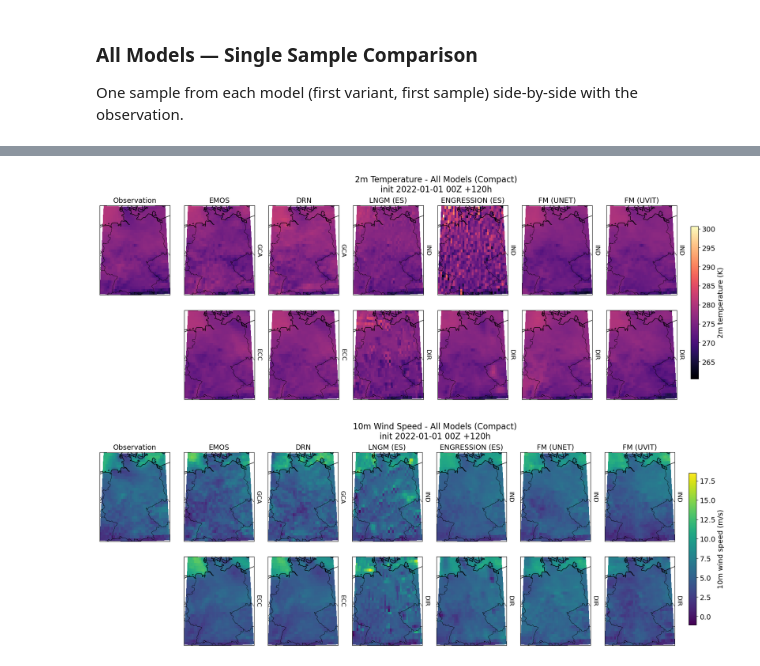
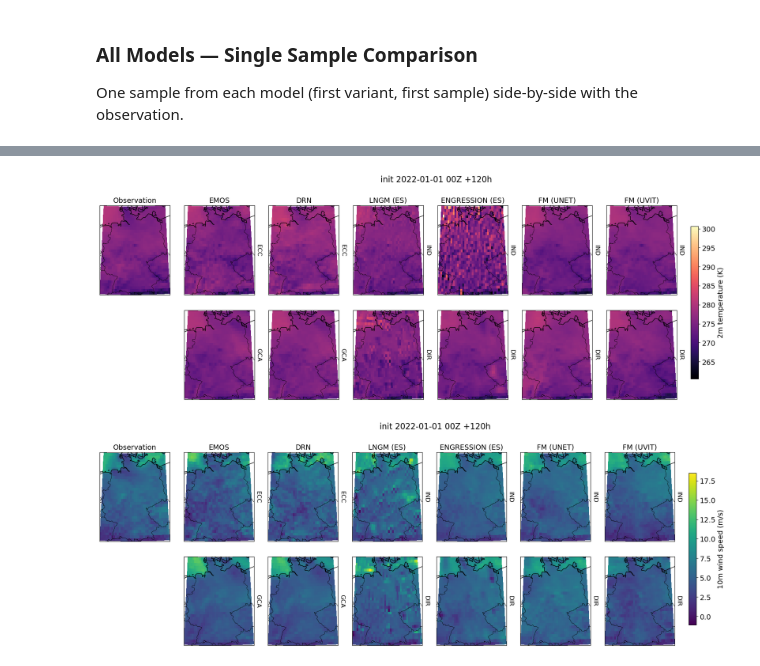
Before and after one commit to m-j-w-f/GenPP, a Jupyter notebook: src/genpp/plots/03plot_samples.ipynb, the cells around one changed output, grey strips where cells are left out. Saved outputs shown, nothing was run; the diff lists cells and outputs as text; code cells hidden in the pictures.

Commit message:
redo sample plots

```diff
--- a/src/genpp/plots/03plot_samples.ipynb
+++ b/src/genpp/plots/03plot_samples.ipynb
@@ -416,7 +416,7 @@ for var in FC_VARS:
     cbar.set_label(cfg["label"], fontsize=14)
 
     fig.suptitle(
-        f"{var} - All Models & Variants\ninit {pd.Timestamp(sel_init):%Y-%m-%d %HZ} +{sel_lead_h}h",
+        f"init {pd.Timestamp(sel_init):%Y-%m-%d %HZ} +{sel_lead_h}h",
         fontsize=16,
         y=0.85,
     )
@@ -436,8 +436,8 @@ for var in FC_VARS:
 # Compact version: fewer columns, IND/DIR rows (GCA/ECC for EMOS/DRN)
 # Each entry: (model_key, display_name, variant_filter, row_labels)
 MODEL_COLUMNS_COMPACT = [
-    ("emos", "EMOS", None, ["GCA", "ECC"]),
-    ("drn", "DRN", None, ["GCA", "ECC"]),
+    ("emos", "EMOS", None, ["ECC", "GCA"]),
+    ("drn", "DRN", None, ["ECC", "GCA"]),
     ("chen", "LNGM (ES)", "es", ["IND", "DIR"]),
     ("engression", "ENGRESSION (ES)", "es", ["IND", "DIR"]),
     ("fm", "FM (UNET)", "unet", ["IND", "DIR"]),
@@ -570,33 +570,33 @@ for var in FC_VARS:
 
     cbar = fig.colorbar(
         pcm,
         ax=axes.ravel().tolist(),
         orientation="vertical",
         label=cfg["label"],
         shrink=0.6,
         pad=0.02,
     )
     cbar.ax.tick_params(labelsize=14)
     cbar.set_label(cfg["label"], fontsize=14)
 
     VAR_DISPLAY_NAMES = {
         "2m_temperature": "2m Temperature",
         "10m_wind_speed": "10m Wind Speed",
     }
     fig.suptitle(
-        f"{VAR_DISPLAY_NAMES.get(var, var)} - All Models (Compact)\ninit {pd.Timestamp(sel_init):%Y-%m-%d %HZ} +{sel_lead_h}h",
+        f"init {pd.Timestamp(sel_init):%Y-%m-%d %HZ} +{sel_lead_h}h",
         fontsize=16,
         y=0.88,
     )
     plt.savefig(
         RESULTS_DIR
         / "results"
         / "wb2"
         / "samples"
         / f"wb2_all_models_{var.replace(' ', '_')}_leadtime_{sel_lead_h}_compact.pdf",
         bbox_inches="tight",
     )
     plt.show()
 # %% [output]
-[figure, old version]
+[figure, new version]
-[figure, old version]
+[figure, new version]
```
Also changed, not shown: parts of 1 cell of this notebook, 20 other files.
